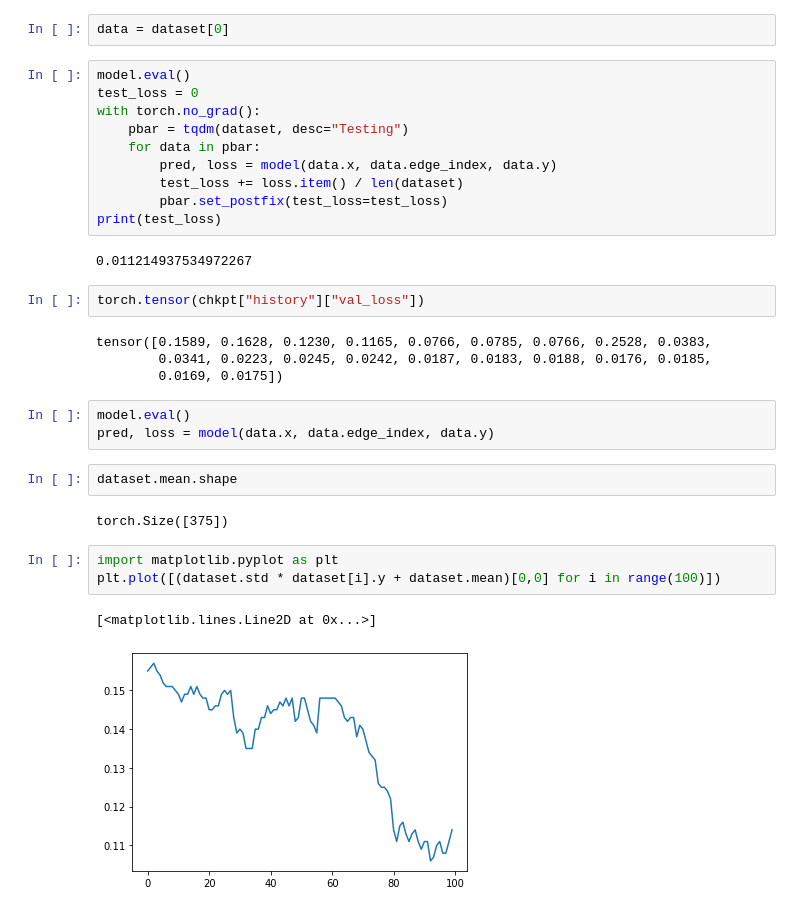
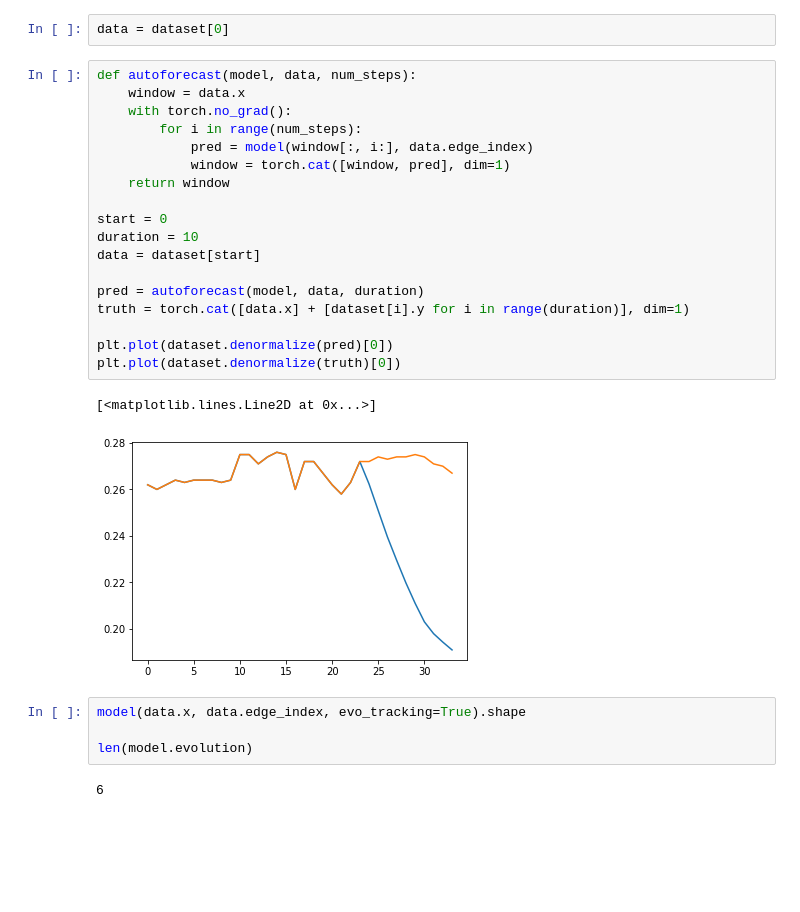
Before and after one commit to Nelorth/FloodGNN, a Jupyter notebook: inference.ipynb, the cells around one changed output. Saved outputs shown, nothing was run; the diff lists cells and outputs as text; blank space fills up the shorter version.

```diff
--- a/inference.ipynb
+++ b/inference.ipynb
@@ -55,33 +88,29 @@ Non-trainable params: 0
 # %%
 data = dataset[0]
-# %%
-model.eval()
-test_loss = 0
-with torch.no_grad():
-    pbar = tqdm(dataset, desc="Testing")
-    for data in pbar:
-        pred, loss = model(data.x, data.edge_index, data.y)
-        test_loss += loss.item() / len(dataset)
-        pbar.set_postfix(test_loss=test_loss)
-print(test_loss)
-# %% [output]
-0.011214937534972267
-# %%
-torch.tensor(chkpt["history"]["val_loss"])
-# %% [output]
-tensor([0.1589, 0.1628, 0.1230, 0.1165, 0.0766, 0.0785, 0.0766, 0.2528, 0.0383,
-        0.0341, 0.0223, 0.0245, 0.0242, 0.0187, 0.0183, 0.0188, 0.0176, 0.0185,
-        0.0169, 0.0175])
+# %%
+def autoforecast(model, data, num_steps):
+    window = data.x
+    with torch.no_grad():
+        for i in range(num_steps):
+            pred = model(window[:, i:], data.edge_index)
+            window = torch.cat([window, pred], dim=1)
+    return window
+
+start = 0
+duration = 10
+data = dataset[start]
+
+pred = autoforecast(model, data, duration)
+truth = torch.cat([data.x] + [dataset[i].y for i in range(duration)], dim=1)
+
+plt.plot(dataset.denormalize(pred)[0])
+plt.plot(dataset.denormalize(truth)[0])
+# %% [output]
+[<matplotlib.lines.Line2D at 0x...>]
+[figure, added]
 # %%
-model.eval()
-pred, loss = model(data.x, data.edge_index, data.y)
+model(data.x, data.edge_index, evo_tracking=True).shape
+
+len(model.evolution)
+# %% [output]
+6
-# %%
-dataset.mean.shape
-# %% [output]
-torch.Size([375])
-# %%
-import matplotlib.pyplot as plt
-plt.plot([(dataset.std * dataset[i].y + dataset.mean)[0,0] for i in range(100)])
-# %% [output]
-[<matplotlib.lines.Line2D at 0x...>]
-[figure, removed]
```
Also changed, not shown: parts of 12 cells of this notebook, 1 other file.
